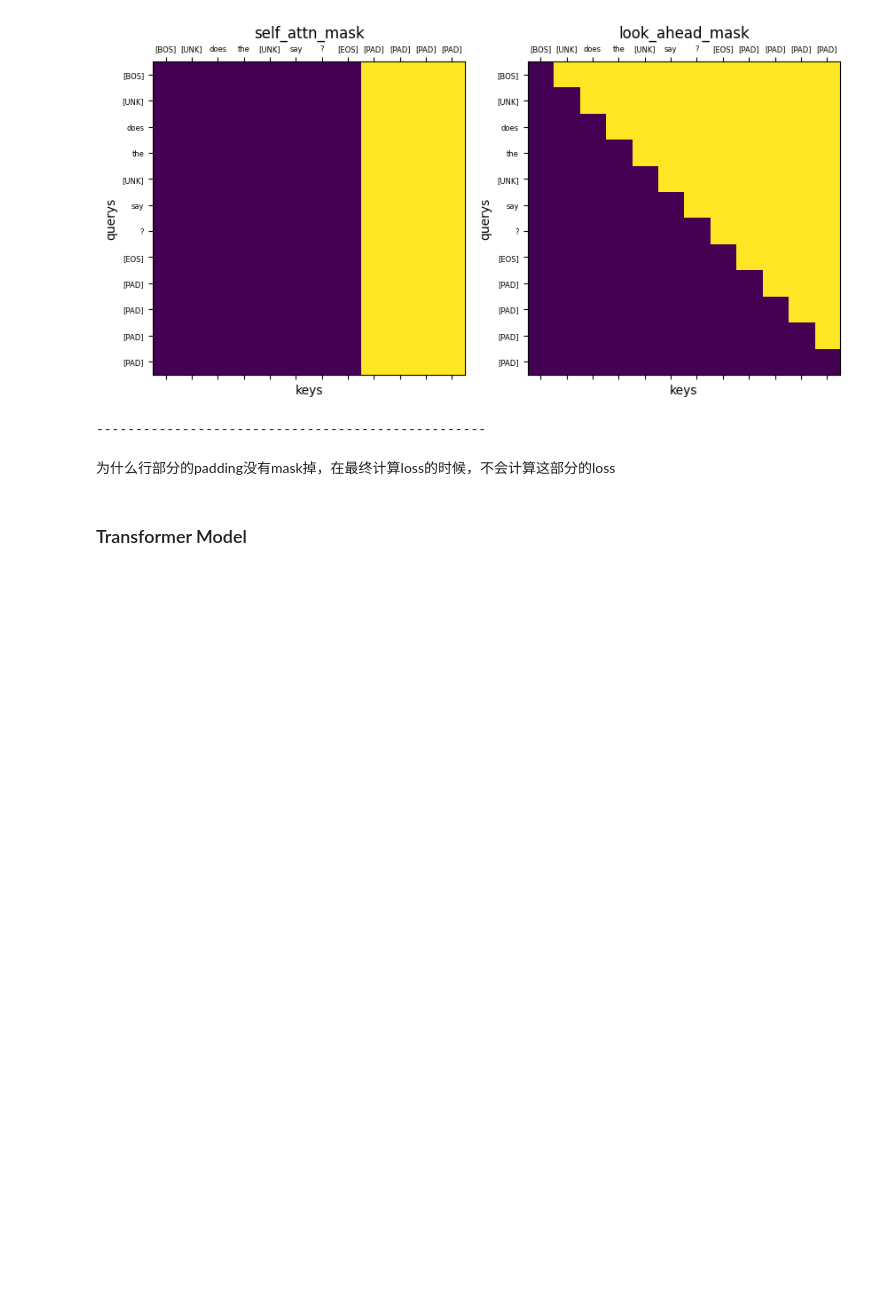
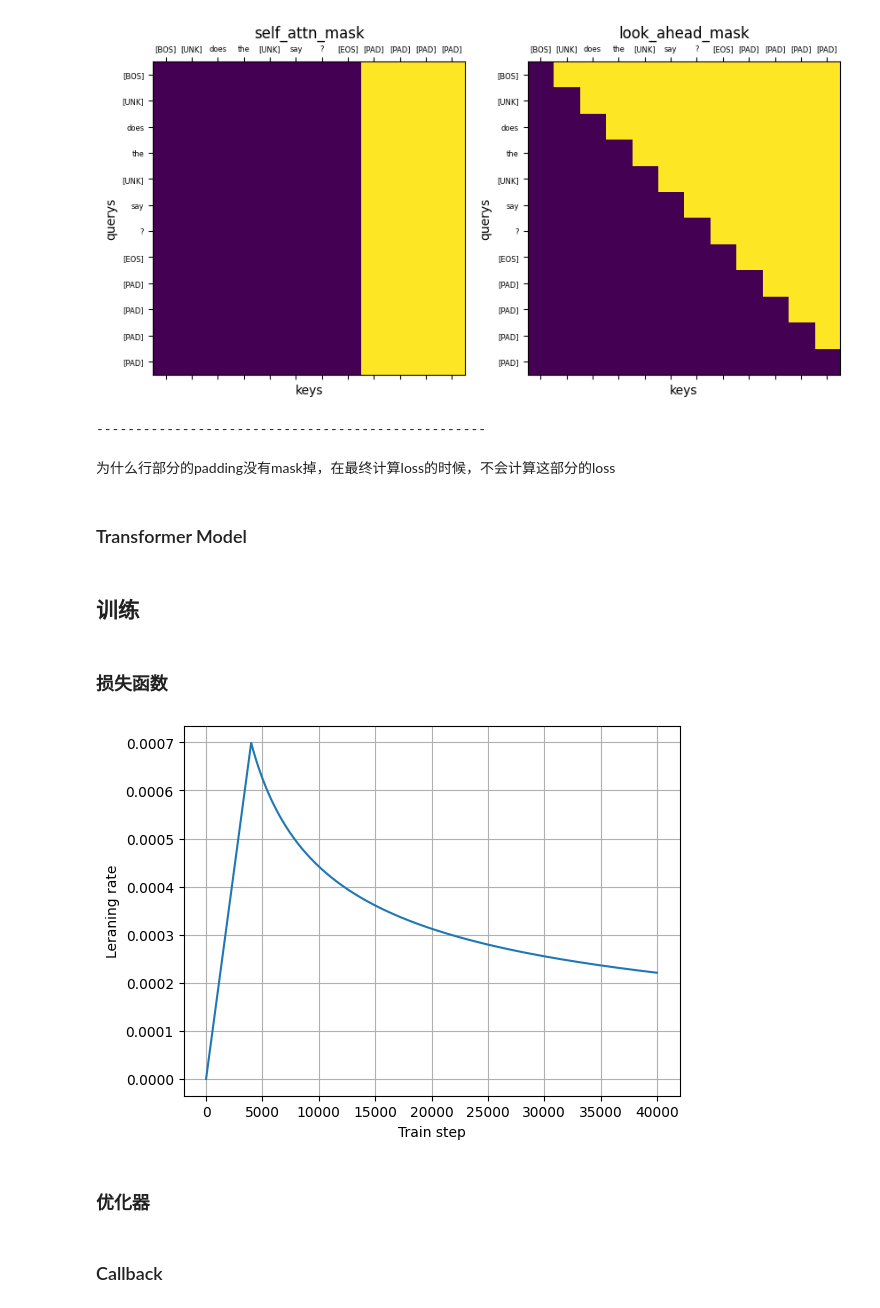
Before and after one commit to Rozen-a/Transformer-DeEn-NMT, a Jupyter notebook: transformer_带bleu-autodl训练结果.ipynb, the cells around one changed output. Cells and saved outputs as stored; diff of their text form; code cells hidden in the pictures; blank space fills up the shorter version.

```diff
--- a/transformer_带bleu-autodl训练结果.ipynb
+++ b/transformer_带bleu-autodl训练结果.ipynb
@@ -1370,3 +1411,7 @@ class TransformerModel(nn.Module):
             decoder_self_attn_scores=decoder_outputs.self_attn_scores,
             decoder_cross_attn_scores=decoder_outputs.cross_attn_scores,
         )
+# %% [markdown]
+## 训练
+# %% [markdown]
+### 损失函数
@@ -1372,0 +1436,31 @@ class TransformerModel(nn.Module):
+# %%
+# NoamDecayScheduler 是一个自定义或外部定义的学习率衰减调度器类。它需要接收配置 config 作为参数，可能实现了特定的学习率衰减方案
+class NoamDecayScheduler:
+    def __init__(self, config):
+        self.d_model = config["d_model"]
+        self.warmup_steps = config["warmup_steps"]
+
+    def __call__(self, step):
+        """
+        一开始损失很大、梯度大，所以学习率要小，逐渐增加；到后面接近最低点了，所以要减小学习率
+        """
+        step += 1
+        arg1 = step ** (-0.5) #4000步之后是arg1
+        arg2 = step * (self.warmup_steps ** (-1.5))  #4000步之前是arg2
+
+        arg3 = self.d_model ** (-0.5)
+
+        return arg3 * np.minimum(arg1, arg2)
+
+
+temp_learning_rate_schedule = NoamDecayScheduler({"d_model": 512, "warmup_steps": 4000})
+#下面是学习率的设计图
+plt.plot(temp_learning_rate_schedule(np.arange(0, 40000)))
+plt.ylabel("Leraning rate")
+plt.xlabel("Train step")
+plt.grid()
+plt.show()
+# %% [output]
+[figure, added]
+# %% [markdown]
+### 优化器
@@ -1372,0 +1482,2 @@ class TransformerModel(nn.Module):
+# %% [markdown]
+### Callback
```
Also changed, not shown: parts of 31 cells of this notebook, 4 other files.
